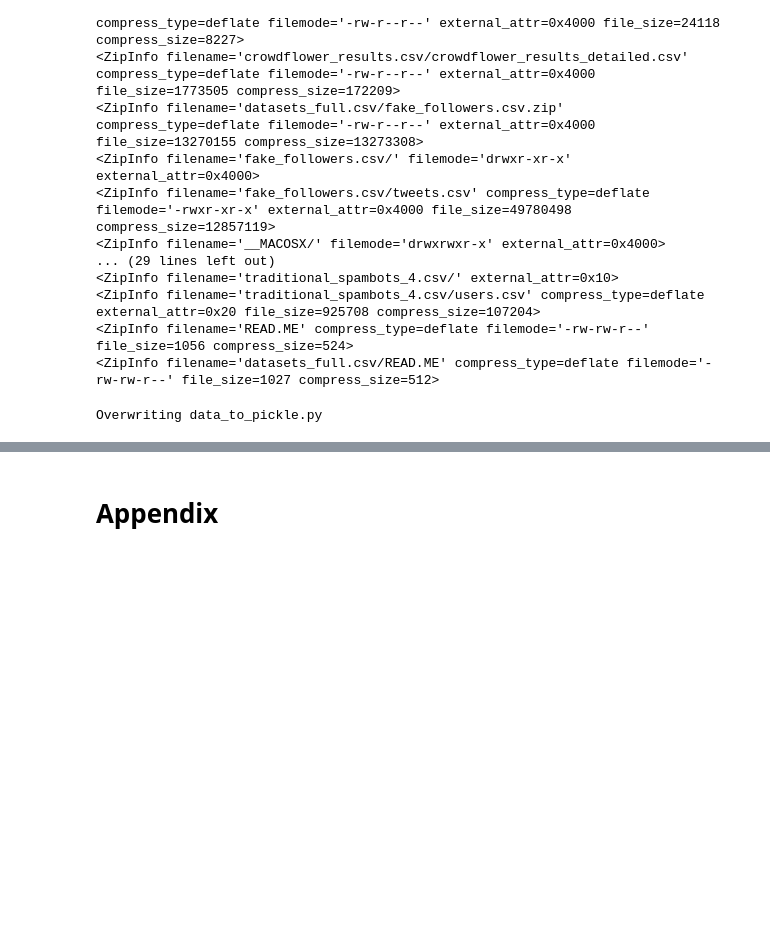
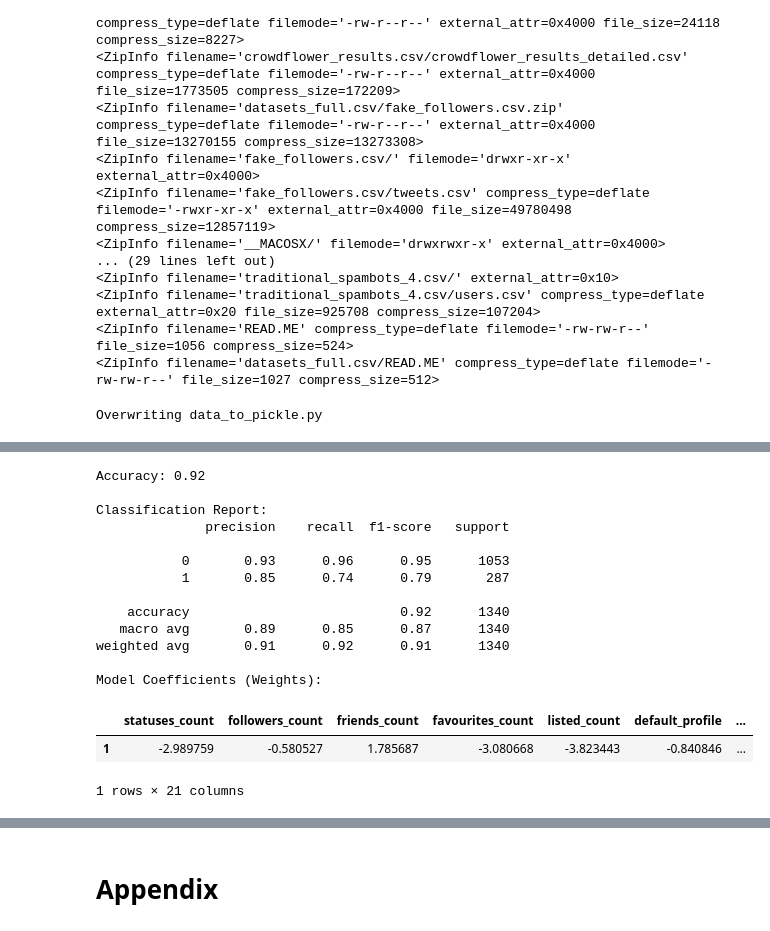
Before and after one commit to chrisbcarl/sjsu.CMPE-257.ml-social-bot-detection, a Jupyter notebook: src/project.ipynb, the cells around one changed output, grey strips where cells are left out. Cells and saved outputs as stored; diff of their text form; code cells hidden in the pictures; blank space fills up the shorter version.

Commit message:
ready for the morning except for the final model evaluation stuff

```diff
--- a/src/project.ipynb
+++ b/src/project.ipynb
@@ -826,0 +764,16 @@ weighted avg       0.96      0.96      0.96      1340
+# %%
+import matplotlib.pyplot as plt
+from sklearn.model_selection import train_test_split
+from sklearn.metrics import accuracy_score, classification_report
+from sklearn.preprocessing import StandardScaler
+
+X = df[FEATURES_LIST]
+X = pd.get_dummies(X, columns=X.select_dtypes(include=['object', bool]).columns.tolist(), drop_first=False).astype(float)
+y = df[TARGET]
+TARGET_NAMES = [f'{klass}' for klass in y.unique()]
+
+# train
+X_train, X_test, y_train, y_test = train_test_split(X, y, test_size=0.3, random_state=RANDOM_STATE)
+scaler = StandardScaler()  # some need it, some dont
+X_train = scaler.fit_transform(X_train)
+X_test = scaler.transform(X_test)
@@ -826,0 +864,31 @@ weighted avg       0.96      0.96      0.96      1340
+# %%
+from sklearn.linear_model import LogisticRegression
+
+lr = LogisticRegression(max_iter=200, random_state=RANDOM_STATE)
+lr.fit(X_train, y_train)  # prefer scaled
+
+y_hat = lr.predict(X_test)  # prefer scaled
+print(f"Accuracy: {accuracy_score(y_test, y_hat):.2f}\n")
+print("Classification Report:")
+print(classification_report(y_test, y_hat, target_names=TARGET_NAMES))
+
+print("Model Coefficients (Weights):")
+coefficients = pd.DataFrame(lr.coef_, columns=FEATURES_LIST, index=[TARGET_NAMES[1]])  # for binary classification
+display(coefficients)
+# %% [output]
+Accuracy: 0.92
+
+Classification Report:
+              precision    recall  f1-score   support
+
+           0       0.93      0.96      0.95      1053
+           1       0.85      0.74      0.79       287
+
+    accuracy                           0.92      1340
+   macro avg       0.89      0.85      0.87      1340
+weighted avg       0.91      0.92      0.91      1340
+
+Model Coefficients (Weights):
+|  | statuses_count | followers_count | friends_count | favourites_count | listed_count | default_profile | ... |
+| 1 | -2.989759 | -0.580527 | 1.785687 | -3.080668 | -3.823443 | -0.840846 | ... |
+1 rows × 21 columns
```
Also changed, not shown: parts of 42 cells of this notebook, 2 other files.
